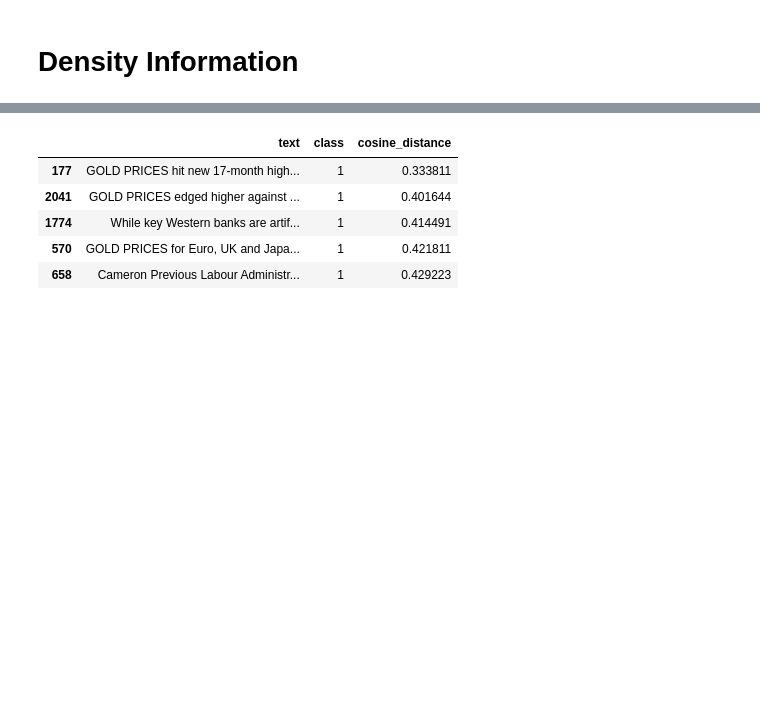
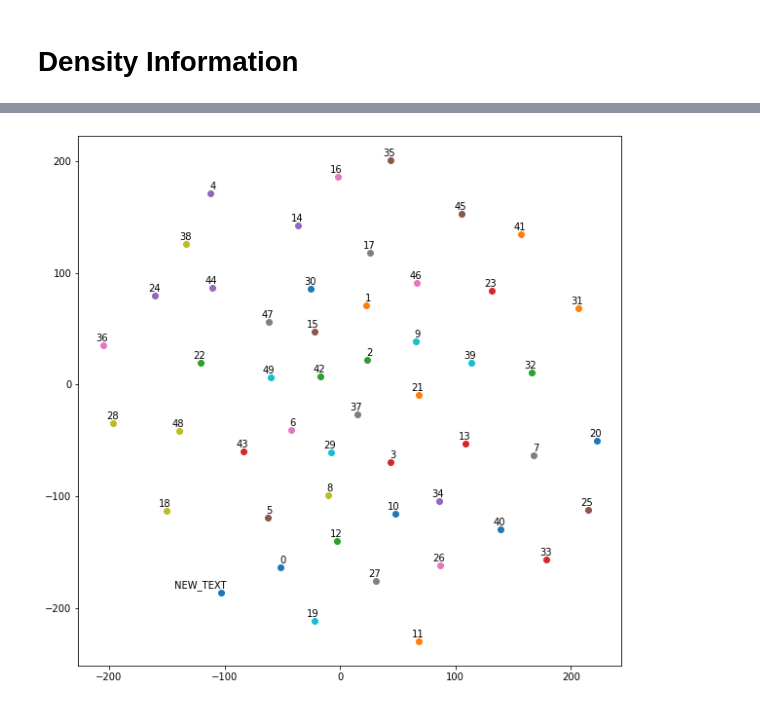
Before and after one commit to GoloMarcos/MVAEs-FakeNews, a Jupyter notebook: DEMO_MVAE_FakeNews.ipynb, the cells around one changed output, grey strips where cells are left out. Drawn from its saved outputs; the diff is of its cells as text; code cells hidden in the pictures; blank space fills up the shorter version.

```diff
--- a/DEMO_MVAE_FakeNews.ipynb
+++ b/DEMO_MVAE_FakeNews.ipynb
@@ -151,15 +265,49 @@ embedding_top10 = embeddings_BiVae[0]
 # %%
 l_dist = []
 for item,row in df_bests.iterrows():
-  l_dist.append(distance.cosine(embedding_top10, row['Embeddings_BiVAE_D']))
+  l_dist.append(distance.euclidean(embedding_top10, row['Embeddings_TVAE']))
 
-df_bests['cosine_distance'] = l_dist
+df_bests['distance_euclidean'] = l_dist
-# %%
-df_bests.sort_values(by='cosine_distance')[['text','class','cosine_distance']].head(5)
-# %% [output]
-|  | text | class | cosine_distance |
-| 177 | GOLD PRICES hit new 17-month high... | 1 | 0.333811 |
-| 2041 | GOLD PRICES edged higher against ... | 1 | 0.401644 |
-| 1774 | While key Western banks are artif... | 1 | 0.414491 |
-| 570 | GOLD PRICES for Euro, UK and Japa... | 1 | 0.421811 |
-| 658 | Cameron Previous Labour Administr... | 1 | 0.429223 |
+# %%
+df_fakenews = df_bests.sort_values(by='distance_euclidean', ascending=True)[['text','Embeddings_TVAE','class','distance_euclidean']]
+# %%
+from sklearn.manifold import TSNE
+import matplotlib.pyplot as plt
+
+def tsne_plot(df_fakenews, num_vizinhos=10):
+    labels = []
+    tokens = []
+
+    top_num_viz = df_fakenews[:num_vizinhos]
+    count = 0
+    for item,row in top_num_viz.iterrows():
+      tokens.append(row['Embeddings_TVAE'].tolist())
+      labels.append(count)
+      count+=1
+    tokens.append(embeddings_TripleVAE[0])
+    labels.append('NEW_TEXT')
+
+    tsne_model = TSNE(perplexity=30, n_components=2)
+
+    new_values = tsne_model.fit_transform(tokens)
+
+    x = []
+    y = []
+    for value in new_values:
+        x.append(value[0])
+        y.append(value[1])
+
+    plt.figure(figsize=(10, 10))
+    for i in range(len(x)):
+        plt.scatter(x[i],y[i])
+        plt.annotate(labels[i],
+                     xy=(x[i], y[i]),
+                     xytext=(5, 2),
+                     textcoords='offset points',
+                     ha='right',
+                     va='bottom')
+    plt.show()
+# %%
+tsne_plot(df_fakenews, 50)
+# %% [output]
+[figure, added]
```
Also changed, not shown: parts of 31 cells of this notebook.
